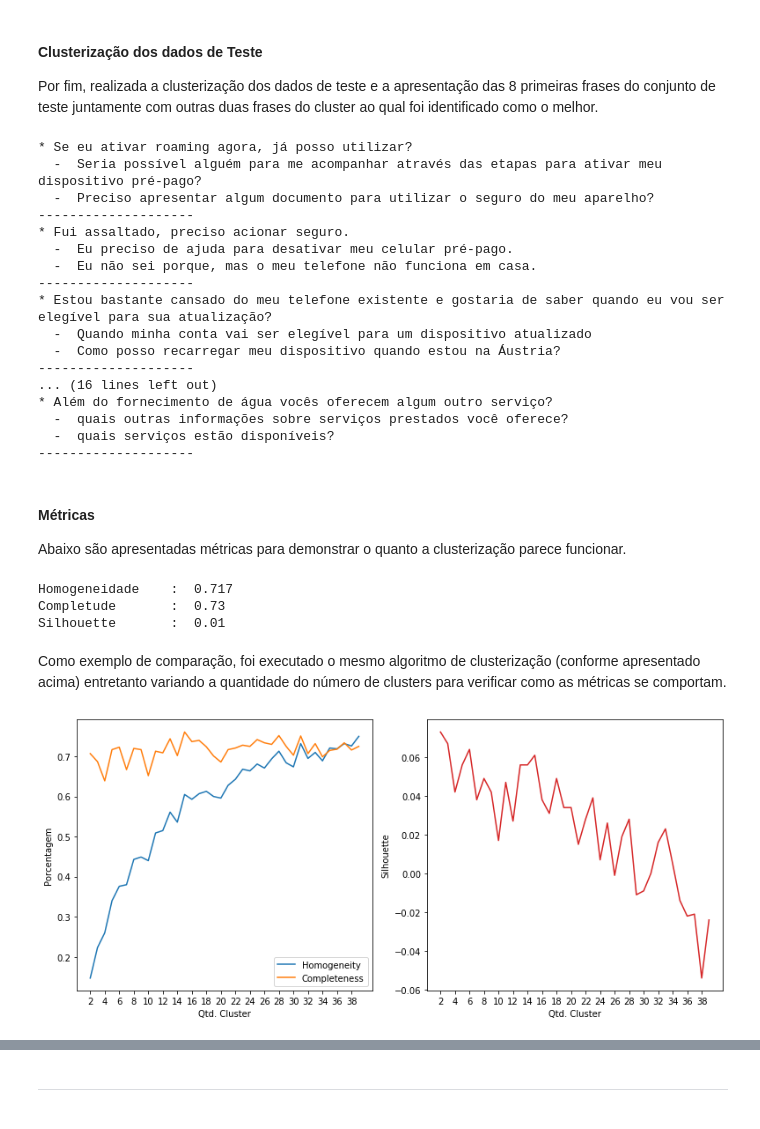
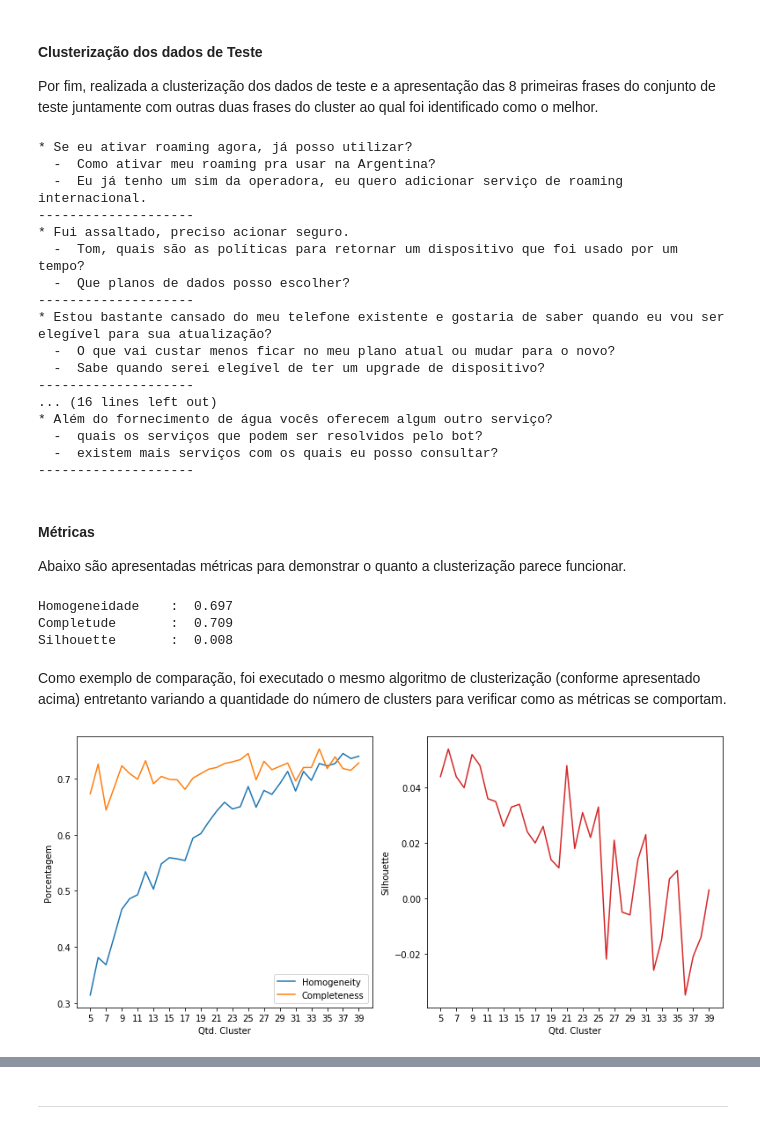
Before and after one commit to rdenadai/ia006c, a Jupyter notebook: notebooks/PROJETO/projeto.ipynb, the cells around one changed output, grey strips where cells are left out. Cells and saved outputs as stored; diff of their text form; code cells hidden in the pictures.

Commit message:
outra execução

```diff
--- a/notebooks/PROJETO/projeto.ipynb
+++ b/notebooks/PROJETO/projeto.ipynb
@@ -102,6 +102,9 @@ colors = np.asarray([
 ]).astype(np.float32)
 
 colors /= 255.0
+# %%
+kmin = 5
+kmax = 40
 # %% [markdown]
 ### Carregamento dos datasets
 
@@ -210,7 +213,7 @@ Parâmetros iniciais... quantidade de dimensões dos vetores gerados para cada f
 
 A quantidade de épocas de inferência, sugere-se ser bem superior as de treinamento.
 # %%
-dim = 1000
+dim = 1500
 epochs = 200
 M = 15000
 
@@ -324,9 +327,12 @@ df = pd.DataFrame(frases, columns=["perguntas", "cluster"])
 df_inf = pd.DataFrame(np.c_[[f"C{i}" for i in range(clusters)], np.asarray(info)[:, 1]])
 
 print("Frases por cluster:")
-T = df.to_numpy()
-index = np.random.choice(T.shape[0], 30, replace=False)
-display(HTML(df.loc[index].sort_values(by=["cluster"]).to_html(index=False)))
+data = []
+for i in range(clusters):
+    T = df.to_numpy()
+    data += utils.shuffle(T[T[:, 1] == i], n_samples=3).tolist()
+df = pd.DataFrame(data, columns=["title", "cluster"])
+display(HTML(df.sort_values(by=["cluster"]).to_html(index=False)))
 
 print("-" * 20)
 print("Documentos por cluster:")
@@ -416,21 +422,21 @@ for i, xt in enumerate(XT[:8]):
     print("-" * 20)
 # %% [output]
 * Se eu ativar roaming agora, já posso utilizar?
-  -  Seria possível alguém para me acompanhar através das etapas para ativar meu dispositivo pré-pago?
-  -  Preciso apresentar algum documento para utilizar o seguro do meu aparelho?
+  -  Como ativar meu roaming pra usar na Argentina?
+  -  Eu já tenho um sim da operadora, eu quero adicionar serviço de roaming internacional.
 --------------------
 * Fui assaltado, preciso acionar seguro.
-  -  Eu preciso de ajuda para desativar meu celular pré-pago.
-  -  Eu não sei porque, mas o meu telefone não funciona em casa.
+  -  Tom, quais são as políticas para retornar um dispositivo que foi usado por um tempo?
+  -  Que planos de dados posso escolher?
 --------------------
 * Estou bastante cansado do meu telefone existente e gostaria de saber quando eu vou ser elegível para sua atualização?
-  -  Quando minha conta vai ser elegível para um dispositivo atualizado
-  -  Como posso recarregar meu dispositivo quando estou na Áustria?
+  -  O que vai custar menos ficar no meu plano atual ou mudar para o novo?
+  -  Sabe quando serei elegível de ter um upgrade de dispositivo?
 --------------------
 ... (16 lines left out)
 * Além do fornecimento de água vocês oferecem algum outro serviço?
-  -  quais outras informações sobre serviços prestados você oferece?
-  -  quais serviços estão disponíveis?
+  -  quais os serviços que podem ser resolvidos pelo bot?
+  -  existem mais serviços com os quais eu posso consultar?
 --------------------
 # %% [markdown]
 #### Métricas
@@ -445,16 +451,12 @@ print("Homogeneidade    : ", np.round(hom, 3))
 print("Completude       : ", np.round(compl, 3))
 print("Silhouette       : ", np.round(silh, 3))
 # %% [output]
-Homogeneidade    :  0.717
-Completude       :  0.73
-Silhouette       :  0.01
+Homogeneidade    :  0.697
+Completude       :  0.709
+Silhouette       :  0.008
 # %% [markdown]
 Como exemplo de comparação, foi executado o mesmo algoritmo de clusterização (conforme apresentado acima) entretanto variando a quantidade do número de clusters para verificar como as métricas se comportam.
 # %%
-t_cluster = 40
-
-clusterizacao = []
-
 def multi_kmeans(X, XT, k):
     kclusterer_ = KMeansClusterer(k, distance=cosine_distance, repeats=30, avoid_empty_clusters=True)
     assigned_clusters = kclusterer_.cluster(X, assign_clusters=True)
@@ -464,8 +466,9 @@ def multi_kmeans(X, XT, k):
     dbs = davies_bouldin_score(1-cosine_similarity(XT), labels=[kclusterer.classify(xt) for xt in XT])
     return {"K": k, "HOM": hom, "COMPL": compl, "SILH": silh}
 
+clusterizacao = []
 with ProcessPoolExecutor(max_workers=cpu_count()) as exc:
-    results = list(exc.map(partial(multi_kmeans, X, XT), range(2, t_cluster), chunksize=10))
+    results = list(exc.map(partial(multi_kmeans, X, XT), range(kmin, kmax), chunksize=10))
     for r in results:
         clusterizacao.append({
             "Qtd. Cluster": r["K"],
@@ -476,24 +479,24 @@ with ProcessPoolExecutor(max_workers=cpu_count()) as exc:
 # %%
 df_cluster = pd.DataFrame(clusterizacao, columns=["Qtd. Cluster", "Homogeneity", "Completeness", "Silhouette"])
 
 plt.figure(figsize=(11, 5))
 plt.subplot(1, 2, 1)
 plt.plot(df_cluster["Qtd. Cluster"], df_cluster["Homogeneity"], label="Homogeneity")
 plt.plot(df_cluster["Qtd. Cluster"], df_cluster["Completeness"], label="Completeness")
-plt.xticks(range(2, 40, 2))
+plt.xticks(range(kmin, kmax, 2))
 plt.xlabel("Qtd. Cluster")
 plt.ylabel("Porcentagem")
 plt.legend()
 plt.subplot(1, 2, 2)
 plt.title("")
 plt.plot(df_cluster["Qtd. Cluster"], df_cluster["Silhouette"], c="C3")
-plt.xticks(range(2, 40, 2))
+plt.xticks(range(kmin, kmax, 2))
 plt.xlabel("Qtd. Cluster")
 plt.ylabel("Silhouette")
 plt.tight_layout()
 plt.show()
 # %% [output]
-[figure, old version]
+[figure, new version]
 # %% [markdown]
 #### Escolha da quantidade de Cluster
 
```
Also changed, not shown: parts of 23 cells of this notebook.
